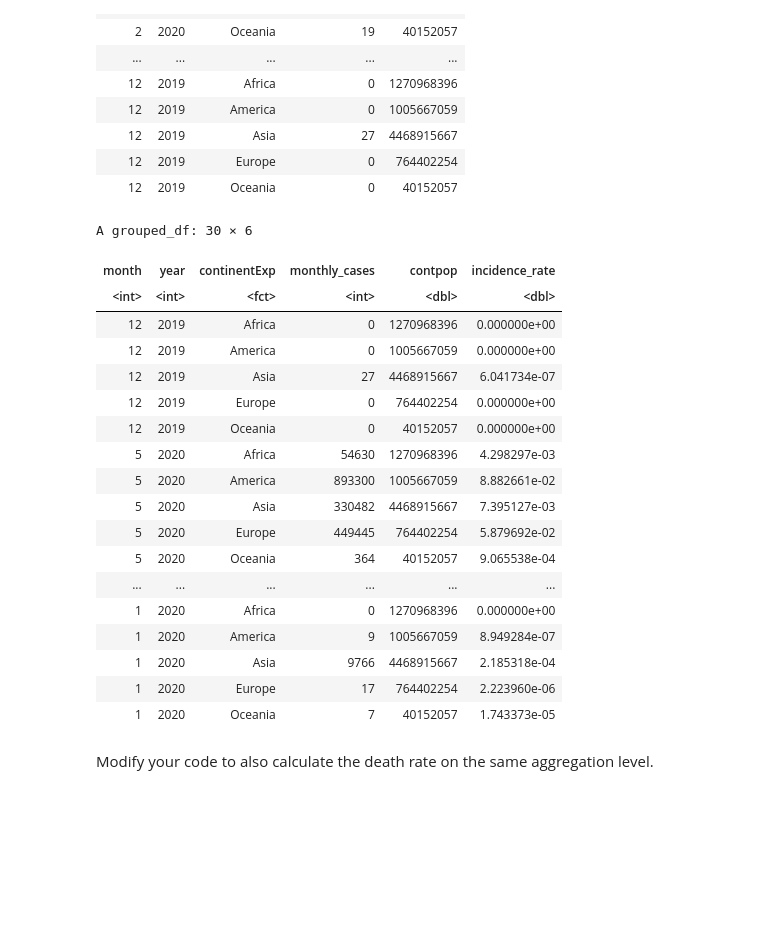
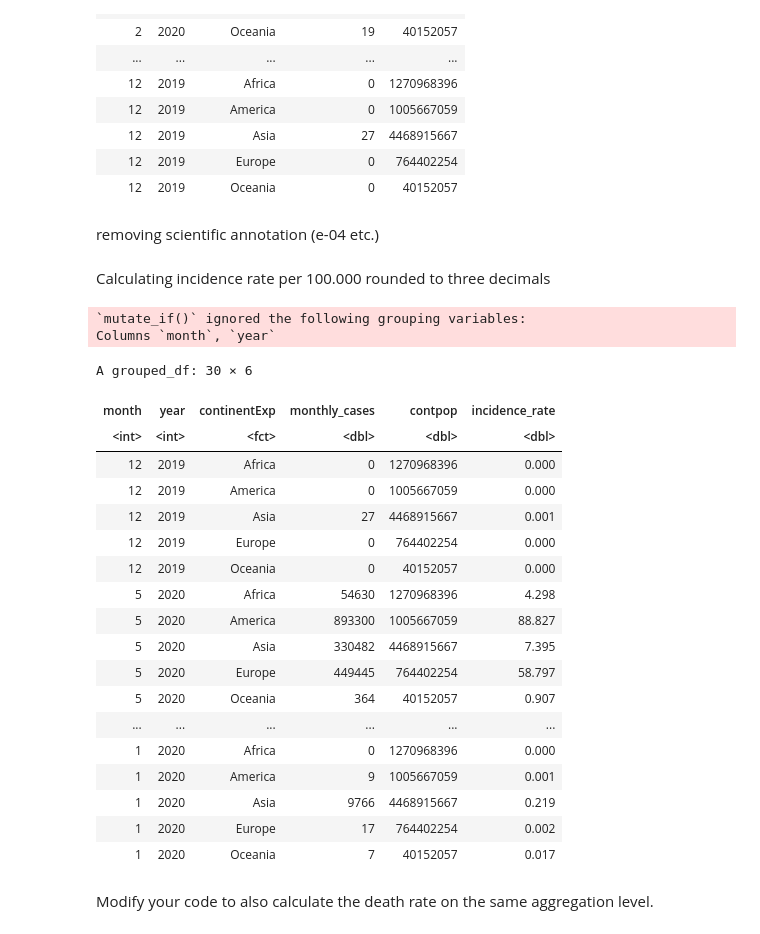
Before and after one commit to michiWS1920/ADS20, a Jupyter notebook: ADS_Programming_Assignment_1.ipynb, the cells around one changed output. Cells and saved outputs as stored; diff of their text form; code cells hidden in the pictures; blank space fills up the shorter version.

```diff
--- a/ADS_Programming_Assignment_1.ipynb
+++ b/ADS_Programming_Assignment_1.ipynb
@@ -366,3 +362,5 @@ A grouped_df: 30 × 5
 | 12 | 2019 | Asia | 27 | 4468915667 |
 | 12 | 2019 | Europe | 0 | 764402254 |
 | 12 | 2019 | Oceania | 0 | 40152057 |
+# %% [markdown]
+removing scientific annotation (e-04 etc.)
@@ -369,27 +369,32 @@ A grouped_df: 30 × 5
+# %% [markdown]
+Calculating incidence rate per 100.000 rounded to three decimals
 # %%
 covid_join %>%
-mutate(incidence_rate = (monthly_cases / contpop)*100) %>%
+mutate(incidence_rate = (monthly_cases / contpop)*100000) %>%
+mutate_if(is.numeric, round, 3) %>%
 arrange(-month) -> covid_inc_rate
 covid_inc_rate
 # %% [output]
-A grouped_df: 30 × 6
+`mutate_if()` ignored the following grouping variables:
+Columns `month`, `year`
+A grouped_df: 30 × 6
 | month | year | continentExp | monthly_cases | contpop | incidence_rate |
-| <int> | <int> | <fct> | <int> | <dbl> | <dbl> |
-| 12 | 2019 | Africa | 0 | 1270968396 | 0.000000e+00 |
-| 12 | 2019 | America | 0 | 1005667059 | 0.000000e+00 |
-| 12 | 2019 | Asia | 27 | 4468915667 | 6.041734e-07 |
-| 12 | 2019 | Europe | 0 | 764402254 | 0.000000e+00 |
-| 12 | 2019 | Oceania | 0 | 40152057 | 0.000000e+00 |
-| 5 | 2020 | Africa | 54630 | 1270968396 | 4.298297e-03 |
-| 5 | 2020 | America | 893300 | 1005667059 | 8.882661e-02 |
-| 5 | 2020 | Asia | 330482 | 4468915667 | 7.395127e-03 |
-| 5 | 2020 | Europe | 449445 | 764402254 | 5.879692e-02 |
-| 5 | 2020 | Oceania | 364 | 40152057 | 9.065538e-04 |
+| <int> | <int> | <fct> | <dbl> | <dbl> | <dbl> |
+| 12 | 2019 | Africa | 0 | 1270968396 | 0.000 |
+| 12 | 2019 | America | 0 | 1005667059 | 0.000 |
+| 12 | 2019 | Asia | 27 | 4468915667 | 0.001 |
+| 12 | 2019 | Europe | 0 | 764402254 | 0.000 |
+| 12 | 2019 | Oceania | 0 | 40152057 | 0.000 |
+| 5 | 2020 | Africa | 54630 | 1270968396 | 4.298 |
+| 5 | 2020 | America | 893300 | 1005667059 | 88.827 |
+| 5 | 2020 | Asia | 330482 | 4468915667 | 7.395 |
+| 5 | 2020 | Europe | 449445 | 764402254 | 58.797 |
+| 5 | 2020 | Oceania | 364 | 40152057 | 0.907 |
 | ... | ... | ... | ... | ... | ... |
-| 1 | 2020 | Africa | 0 | 1270968396 | 0.000000e+00 |
-| 1 | 2020 | America | 9 | 1005667059 | 8.949284e-07 |
-| 1 | 2020 | Asia | 9766 | 4468915667 | 2.185318e-04 |
-| 1 | 2020 | Europe | 17 | 764402254 | 2.223960e-06 |
-| 1 | 2020 | Oceania | 7 | 40152057 | 1.743373e-05 |
+| 1 | 2020 | Africa | 0 | 1270968396 | 0.000 |
+| 1 | 2020 | America | 9 | 1005667059 | 0.001 |
+| 1 | 2020 | Asia | 9766 | 4468915667 | 0.219 |
+| 1 | 2020 | Europe | 17 | 764402254 | 0.002 |
+| 1 | 2020 | Oceania | 7 | 40152057 | 0.017 |
 # %% [markdown]
 Modify your code to also calculate the death rate on the same aggregation level.
```
Also changed, not shown: parts of 13 cells of this notebook.
